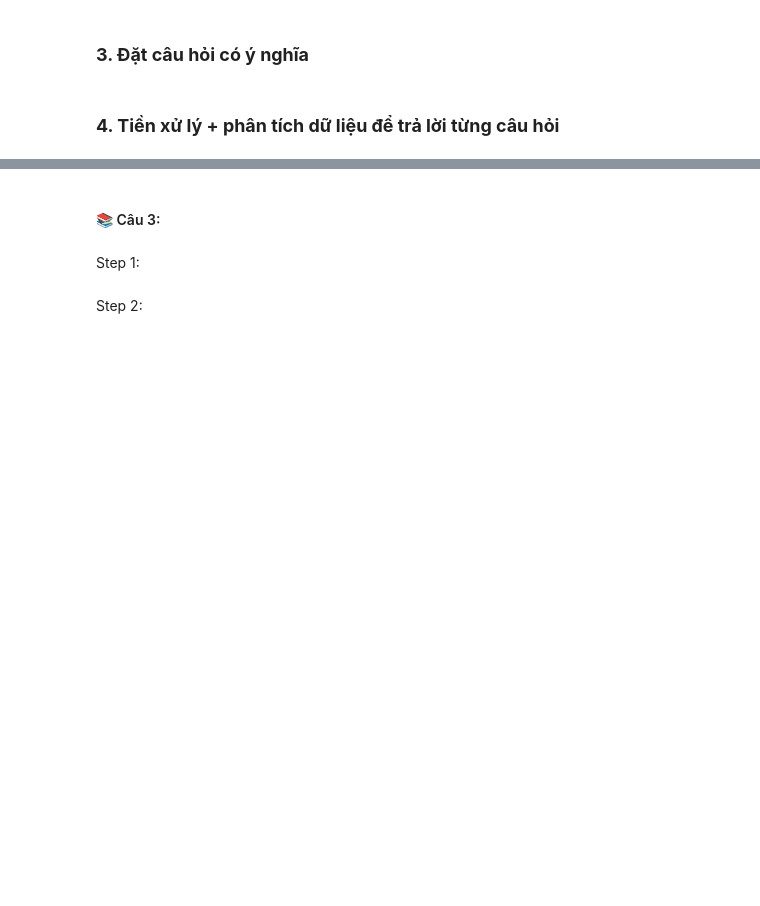
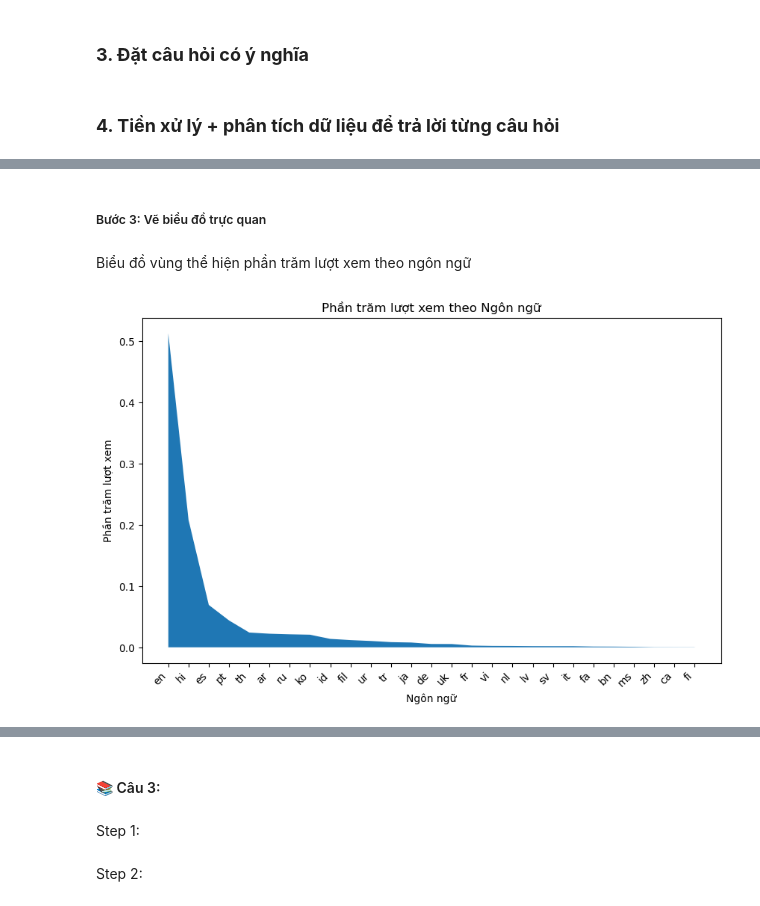
Before and after one commit to BaoDias2505/Final_Project_P4DS, a Jupyter notebook: 21127221_21127583.ipynb, the cells around one changed output, grey strips where cells are left out. Saved outputs shown, nothing was run; the diff lists cells and outputs as text; code cells hidden in the pictures; blank space fills up the shorter version.

```diff
--- a/21127221_21127583.ipynb
+++ b/21127221_21127583.ipynb
@@ -574,10 +649,9 @@ Step 1:
 # %%
 countries_languages = {}
 
-for ab in data['Abbreviation'].unique():
-    country_identifier = 'und_'+ab
+for i in data['Abbreviation'].unique():
+    country_identifier = 'und_'+i
     country_language = Locale.parse(country_identifier).language
-    countries_languages[ab] = country_language
-
+    countries_languages[i] = country_language
 
 data['country language'] = data['Abbreviation'].replace(countries_languages)
@@ -601,0 +700,14 @@ plt.show();
+# %% [markdown]
+##### Bước 3: Vẽ biểu đồ trực quan
+# %% [markdown]
+Biểu đồ vùng thể hiện phần trăm lượt xem theo ngôn ngữ
+# %%
+plt.figure(figsize=(10, 6))
+plt.fill_between(views_per_language['country language'], views_per_language['percentage'])
+plt.title('Phần trăm lượt xem theo Ngôn ngữ')
+plt.xlabel('Ngôn ngữ')
+plt.ylabel('Phần trăm lượt xem')
+plt.xticks(rotation=45, ha='right')
+plt.show()
+# %% [output]
+[figure, added]
```
Also changed, not shown: parts of 43 cells of this notebook.
